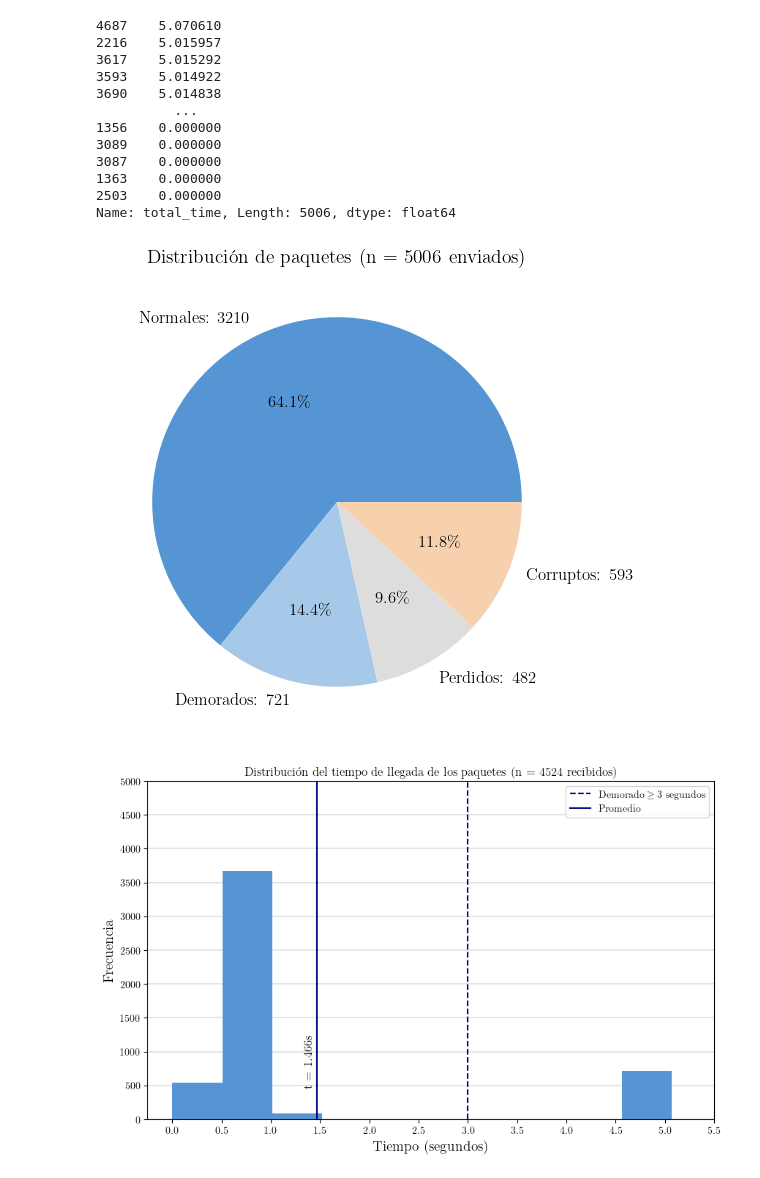
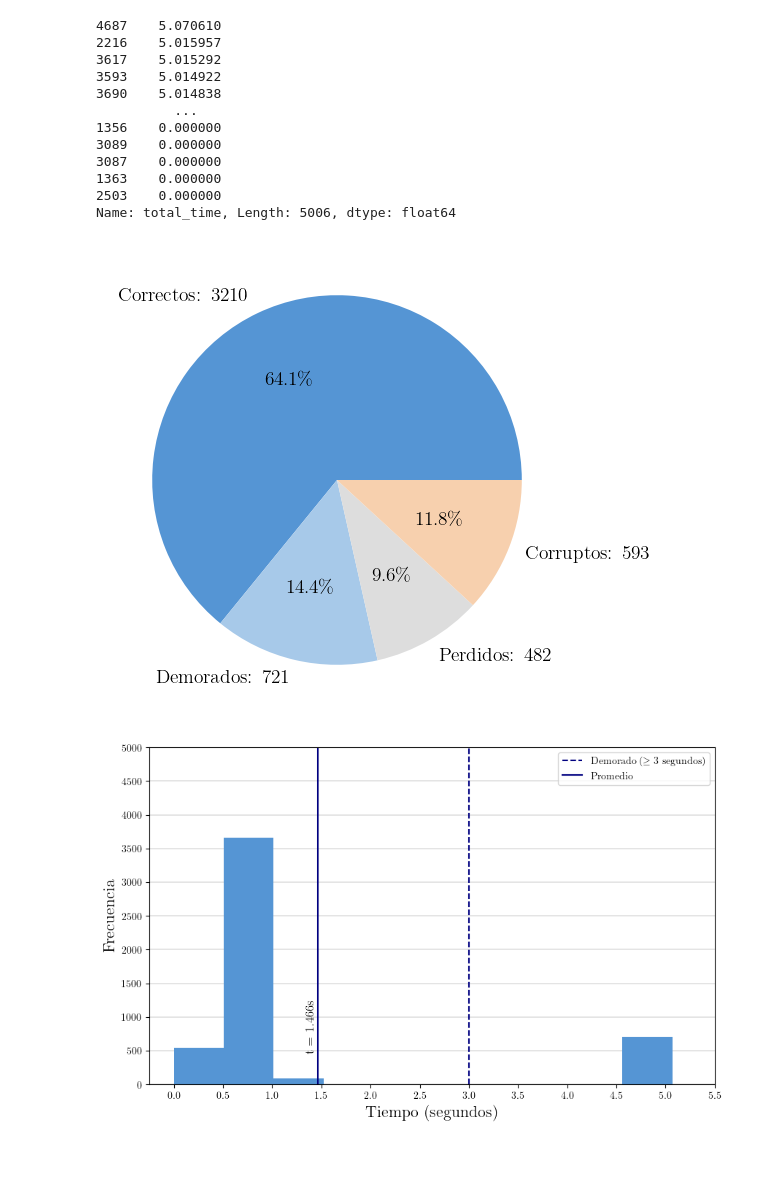
Before and after one commit to ngalindez/TD4-TP, a Jupyter notebook: graphs.ipynb, the cells around one changed output. Drawn from its saved outputs; the diff is of its cells as text; code cells hidden in the pictures.

```diff
--- a/graphs.ipynb
+++ b/graphs.ipynb
@@ -37,42 +37,42 @@ Name: total_time, Length: 5006, dtype: float64
 # %%
 plt.figure(figsize=(10, 6))
 cant_enviados = df.shape[0]
 cant_recibidos = (df['time_received'] != 0).sum()
 cant_corruptos = (df['corrupto'] == 1).sum()
 cant_demorados = (df['demorado'] == 1).sum()
 cant_perdidos = (df['time_received'] == 0).sum()
 cant_normal = cant_enviados - cant_perdidos - cant_corruptos - cant_demorados
 
-proporciones = {f'Normales: {cant_normal}': cant_normal, f'Demorados: {cant_demorados}': cant_demorados,
+proporciones = {f'Correctos: {cant_normal}': cant_normal, f'Demorados: {cant_demorados}': cant_demorados,
                 f'Perdidos: {cant_perdidos}': cant_perdidos, f'Corruptos: {cant_corruptos}': cant_corruptos}
 
 proporciones = {key: 100*value/cant_enviados for key, value in proporciones.items()}
 
 colors = ['#5595D4', '#A7C9E9', '#DDDDDD', '#F7D0AE', '#EDA060']
 
-plt.pie(list(proporciones.values()), labels=list(proporciones.keys()), autopct='%1.1f%%', colors=colors, textprops={'fontsize': 12})
-plt.title(f'Distribución de paquetes (n = {cant_enviados} enviados)', fontsize=14)
+plt.pie(list(proporciones.values()), labels=list(proporciones.keys()), autopct='%1.1f%%', colors=colors, textprops={'fontsize': 14})
+#plt.title(f'Distribución de paquetes (n = {cant_enviados} enviados)', fontsize=14)
 
 # Para guardar la imagen
-plt.savefig('Gráficos/dist-todos.png', dpi=300)
+plt.savefig('Gráficos/dist-todos.png', dpi=300, bbox_inches='tight')
 
 plt.show()
 # %% [output]
-[figure, old version]
+[figure, new version]
 # %%
 plt.figure(figsize=(10, 6))
 
 plt.hist(df['total_time'], bins=10, color=colors[0], zorder=2)
 plt.xticks(np.arange(0, 6, 0.5))
-plt.xlabel('Tiempo (segundos)', fontsize=14)
-plt.ylabel('Frecuencia', fontsize=14)
+plt.xlabel('Tiempo (segundos)', fontsize=16)
+plt.ylabel('Frecuencia', fontsize=16)
 plt.yticks(np.arange(0, df.shape[0], 500))
-plt.title(f'Distribución del tiempo de llegada de los paquetes (n = {cant_recibidos} recibidos)')
+#plt.title(f'Distribución del tiempo de viaje de los paquetes (n = {cant_recibidos} recibidos)')
 plt.grid(axis='y', linewidth=0.3, color='grey', zorder=0)
 
 
 # Línea vertical en threshold de demora
-plt.axvline(x=3, color='navy', linestyle='--', label=r'$\mathrm{Demorado} \geq 3 \mathrm{\ segundos}$')
+plt.axvline(x=3, color='navy', linestyle='--', label=r'$\mathrm{Demorado}\ (\geq 3 \mathrm{\ segundos)}$')
 promedio_tiempo = np.mean(df['total_time'])
 plt.axvline(x=promedio_tiempo, color='navy', linestyle='-', label='Promedio')
 
@@ -86,7 +86,7 @@ plt.savefig('Gráficos/dist-tiempos-llegada.png', dpi=300, bbox_inches='tight')
 
 plt.show()
 # %% [output]
-[figure, old version]
+[figure, new version]
 # %%
 demorados = df[df['demorado'] == 1]
 
```
Also changed, not shown: parts of 3 cells of this notebook, 5 other files.
